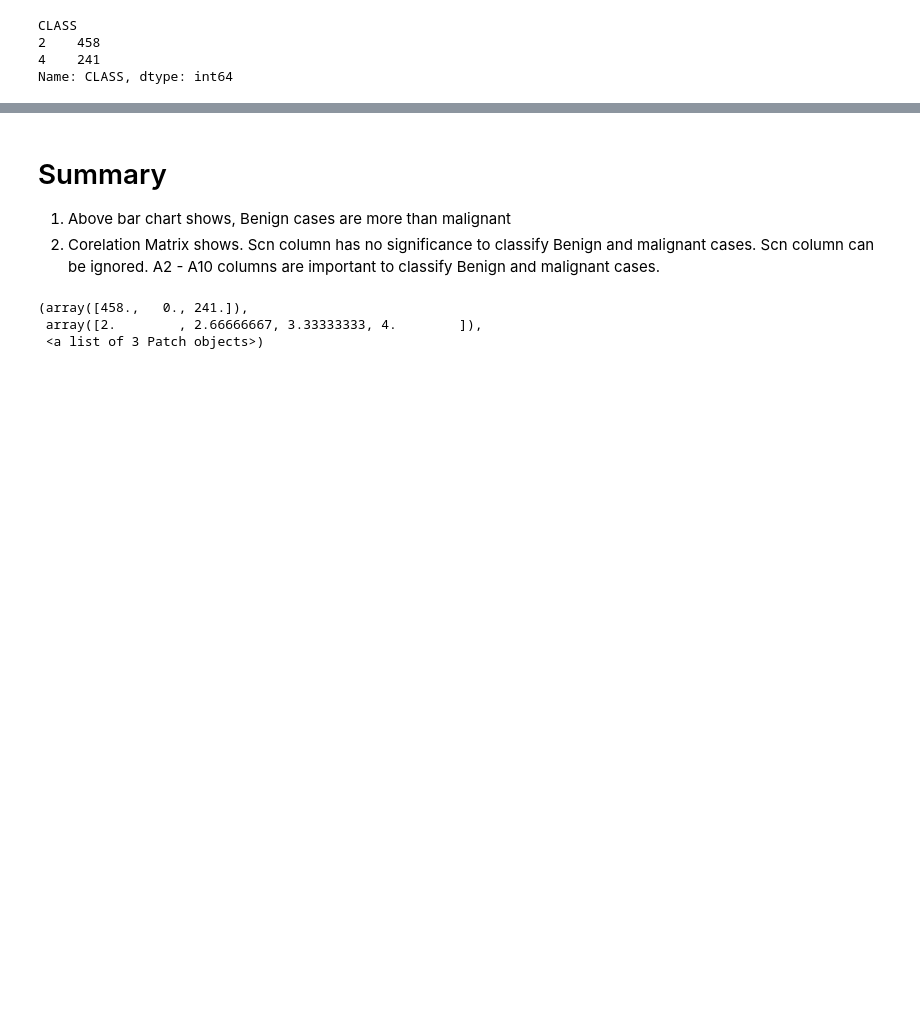
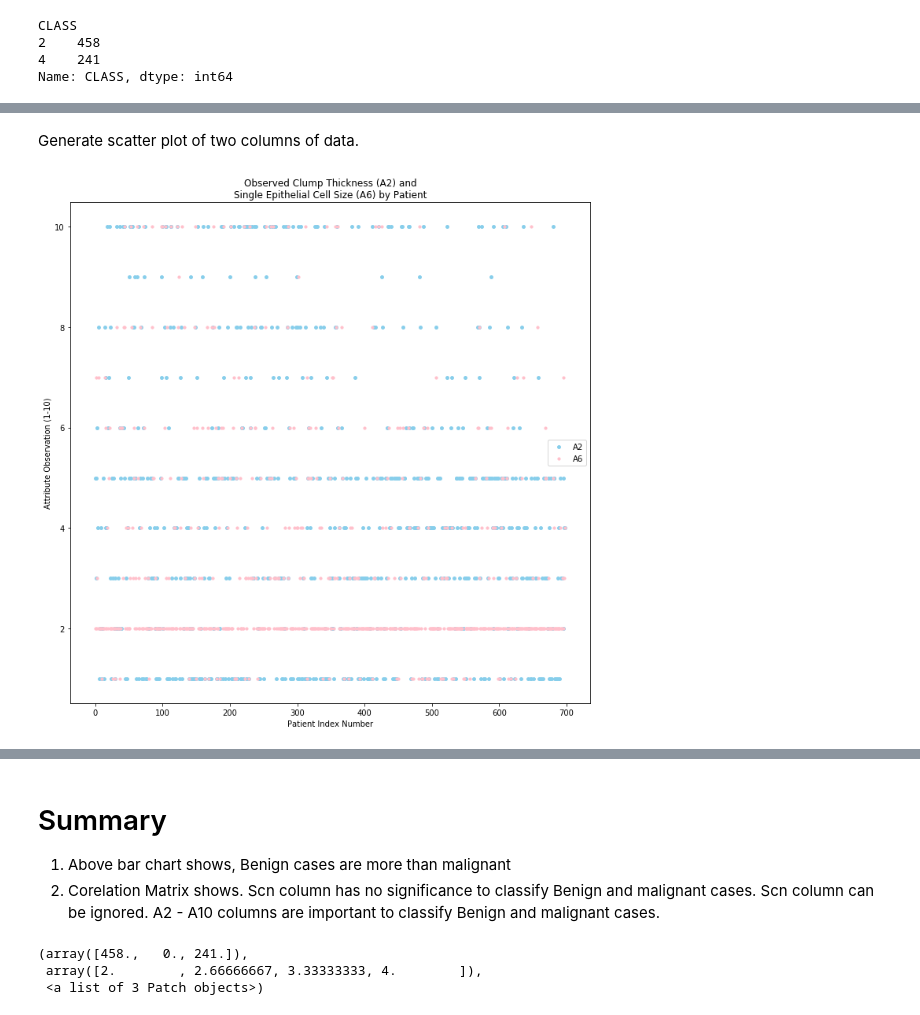
Before and after one commit to iamrajp/G10-PythonProject, a Jupyter notebook: code/Main.ipynb, the cells around one changed output, grey strips where cells are left out. Saved outputs shown, nothing was run; the diff lists cells and outputs as text; code cells hidden in the pictures; blank space fills up the shorter version.

```diff
--- a/code/Main.ipynb
+++ b/code/Main.ipynb
@@ -133,0 +125,19 @@ data.corr()
+# %% [markdown]
+Generate scatter plot of two columns of data.
+# %%
+scatter_x = data.index
+scatter_y1 = data['A2']
+scatter_y2 = data['A6']
+fig_scatter = plt.figure()
+fig_scatter.set_figheight(10)
+fig_scatter.set_figwidth(10)
+sp2 = fig_scatter.add_subplot(1,1,1)
+plt.scatter(scatter_x, scatter_y1, s=15, color="skyblue")
+plt.scatter(scatter_x, scatter_y2, s=10, color="pink")
+sp2.set_title('Observed Clump Thickness (A2) and' + "\n" + 'Single Epithelial Cell Size (A6) by Patient')
+sp2.set_xlabel('Patient Index Number')
+sp2.set_ylabel('Attribute Observation (1-10)')
+sp2.legend(loc='best')
+plt.tight_layout()
+# %% [output]
+[figure, added]
```
Also changed, not shown: parts of 28 cells of this notebook.
